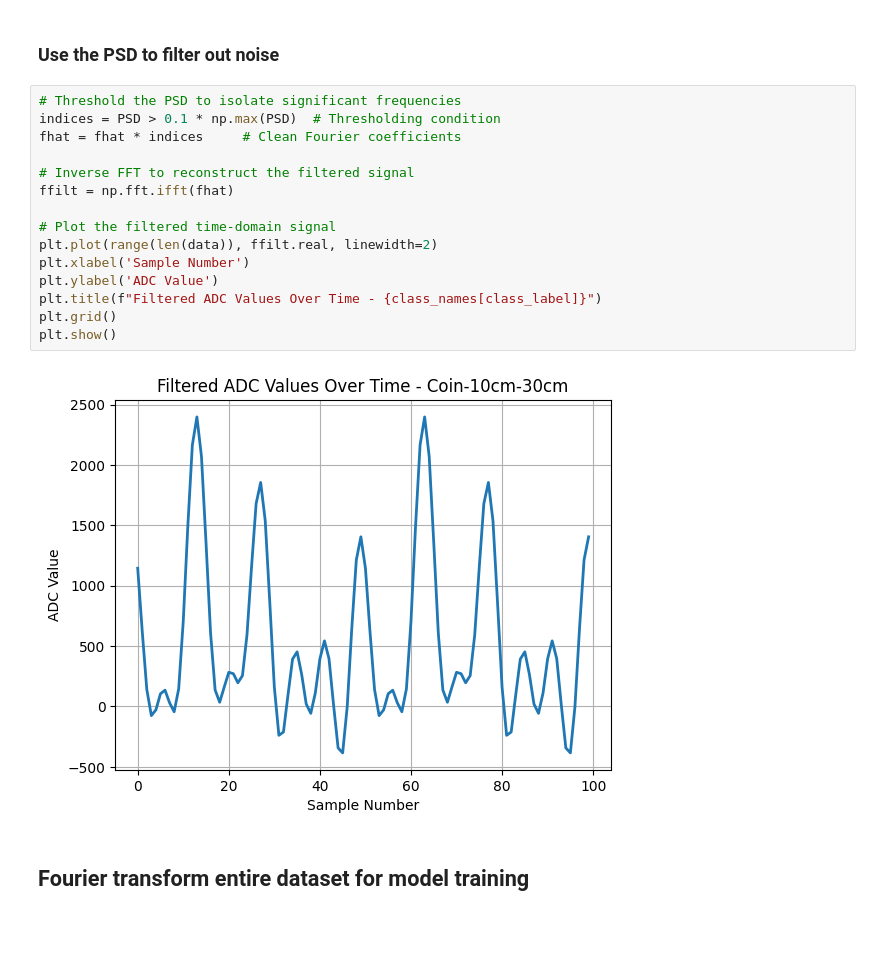
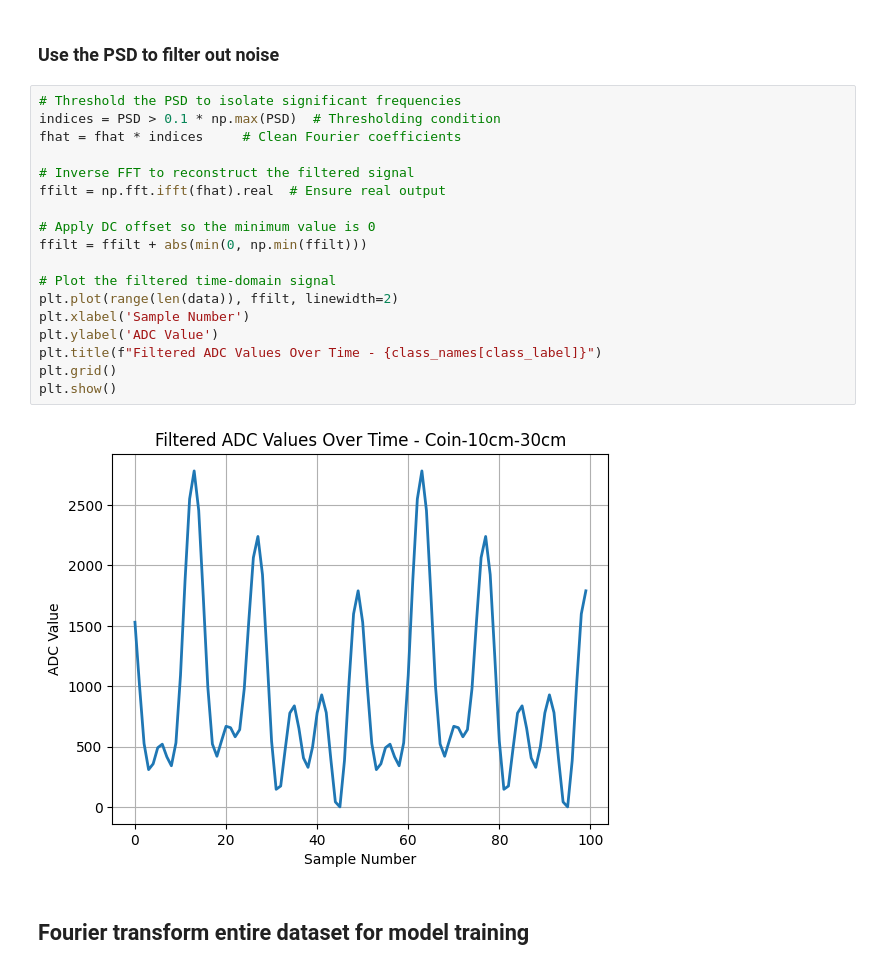
Before and after one commit to amor0094/TRC3500-2025-GroupC1, a Jupyter notebook: Project-2/python_code.ipynb, the cells around one changed output. Drawn from its saved outputs; the diff is of its cells as text; blank space fills up the shorter version.

```diff
--- a/Project-2/python_code.ipynb
+++ b/Project-2/python_code.ipynb
@@ -150,20 +152,23 @@ plt.show()
 # %%
 # Threshold the PSD to isolate significant frequencies
 indices = PSD > 0.1 * np.max(PSD)  # Thresholding condition
 fhat = fhat * indices     # Clean Fourier coefficients
 
 # Inverse FFT to reconstruct the filtered signal
-ffilt = np.fft.ifft(fhat)
+ffilt = np.fft.ifft(fhat).real  # Ensure real output
+
+# Apply DC offset so the minimum value is 0
+ffilt = ffilt + abs(min(0, np.min(ffilt)))
 
 # Plot the filtered time-domain signal
-plt.plot(range(len(data)), ffilt.real, linewidth=2)
+plt.plot(range(len(data)), ffilt, linewidth=2)
 plt.xlabel('Sample Number')
 plt.ylabel('ADC Value')
 plt.title(f"Filtered ADC Values Over Time - {class_names[class_label]}")
 plt.grid()
 plt.show()
 # %% [output]
-[figure, old version]
+[figure, new version]
 # %% [markdown]
 ## Fourier transform entire dataset for model training
 # %%
```
Also changed, not shown: parts of 5 cells of this notebook, 4 other files.
